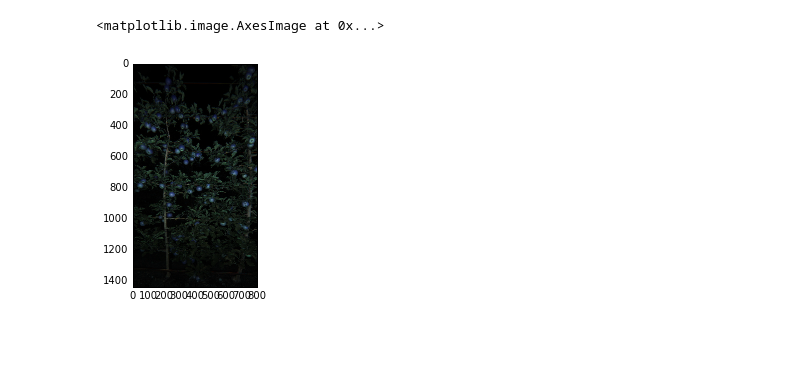
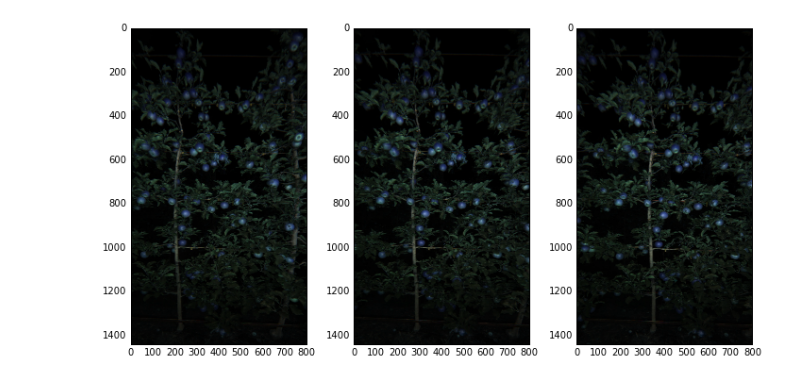
Before and after one commit to versatran01/Galt, a Jupyter notebook: detection/notebook/tracking.ipynb, the cells around one changed output. Drawn from its saved outputs; the diff is of its cells as text; code cells hidden in the pictures; blank space fills up the shorter version.

```diff
--- a/detection/notebook/tracking.ipynb
+++ b/detection/notebook/tracking.ipynb
@@ -22,14 +22,16 @@ detector = FruitDetector(clf, scaler)
 # %%
 # Load image0 and image1 and image2
 
 images = []
 for i in range(3):
-    im = reader.read_image(0)
-    im = rotate_image(im1)
+    im = reader.read_image(i)
+    im = rotate_image(im)
     im = im[:1440, 200:1000, :]
     images.append(im)
 
-fig = plt.figure(figsize=(16, 6))
+fig = plt.figure(figsize=(12, 6))
+for i, image in enumerate(images):
+    ax = fig.add_subplot(1, 3, i + 1)
+    ax.imshow(image)
 # %% [output]
-<matplotlib.image.AxesImage at 0x...>
-[figure, old version]
+[figure, new version]
```
Also changed, not shown: 2 other files.
